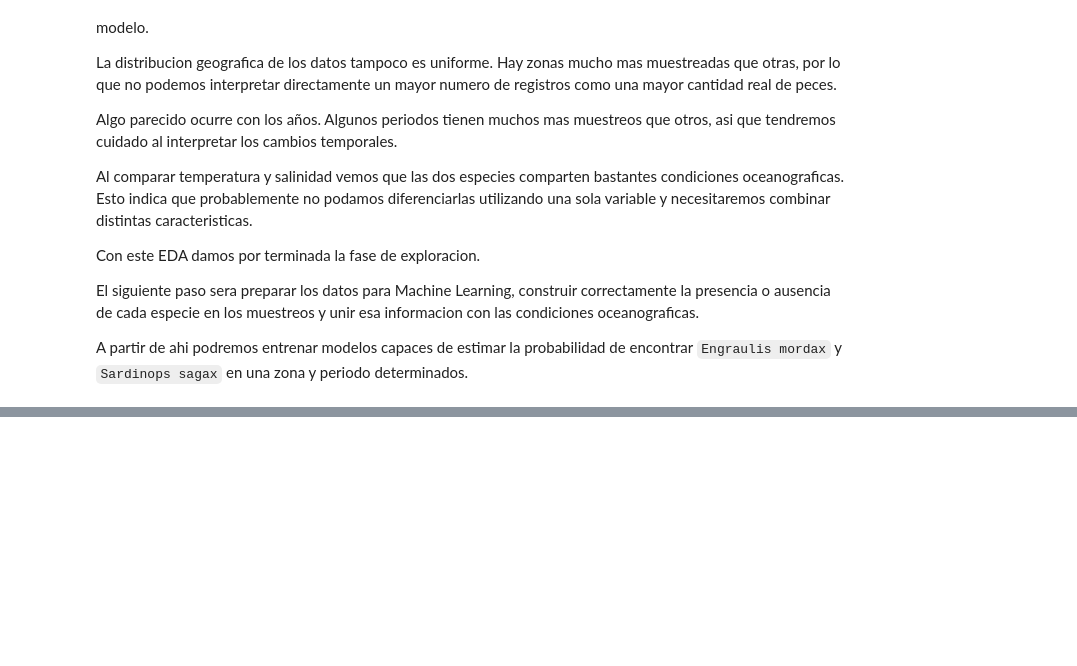
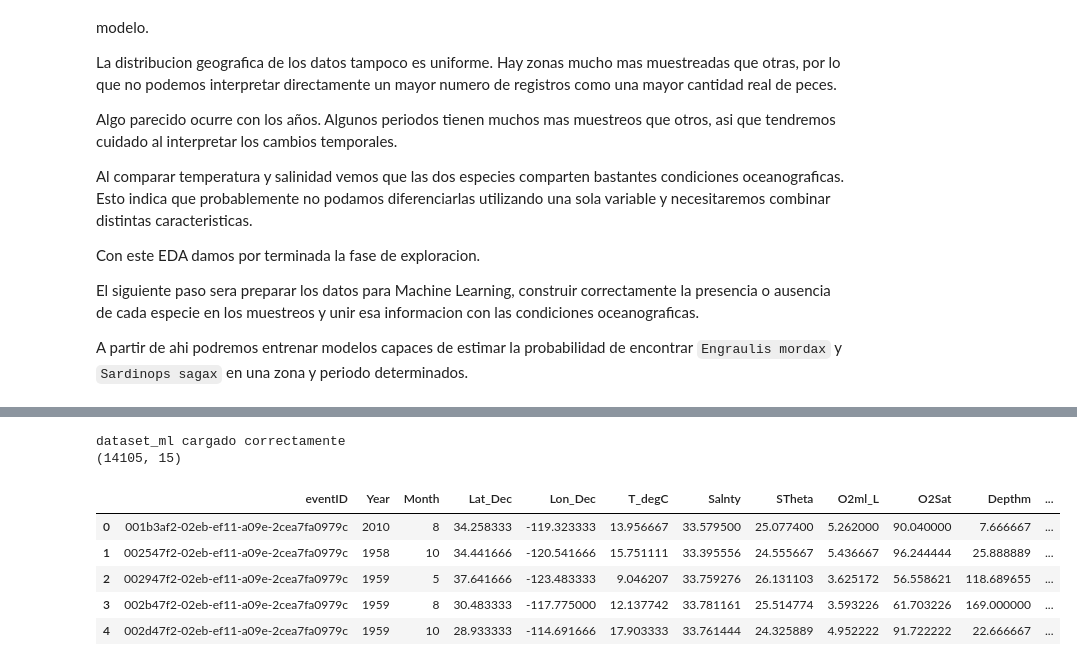
Before and after one commit to 4GeeksAcademy/proyecto-final-data-science--ECS, a Jupyter notebook: notebooks/individuales/sergio_proyecto_limpio.ipynb, the cells around one changed output, grey strips where cells are left out. Drawn from its saved outputs; the diff is of its cells as text; code cells hidden in the pictures; blank space fills up the shorter version.

```diff
--- a/notebooks/individuales/sergio.ipynb
+++ b/notebooks/individuales/sergio_proyecto_limpio.ipynb
@@ -1677,0 +1086,19 @@ dataset_ml.to_csv(
+# %%
+import pandas as pd
+
+dataset_ml = pd.read_csv(
+    "../../data/processed/dataset_ml.csv"
+)
+
+print("dataset_ml cargado correctamente")
+print(dataset_ml.shape)
+dataset_ml.head()
+# %% [output]
+dataset_ml cargado correctamente
+(14105, 15)
+|  | eventID | Year | Month | Lat_Dec | Lon_Dec | T_degC | Salnty | STheta | O2ml_L | O2Sat | Depthm | ... |
+| 0 | 001b3af2-02eb-ef11-a09e-2cea7fa0979c | 2010 | 8 | 34.258333 | -119.323333 | 13.956667 | 33.579500 | 25.077400 | 5.262000 | 90.040000 | 7.666667 | ... |
+| 1 | 002547f2-02eb-ef11-a09e-2cea7fa0979c | 1958 | 10 | 34.441666 | -120.541666 | 15.751111 | 33.395556 | 24.555667 | 5.436667 | 96.244444 | 25.888889 | ... |
+| 2 | 002947f2-02eb-ef11-a09e-2cea7fa0979c | 1959 | 5 | 37.641666 | -123.483333 | 9.046207 | 33.759276 | 26.131103 | 3.625172 | 56.558621 | 118.689655 | ... |
+| 3 | 002b47f2-02eb-ef11-a09e-2cea7fa0979c | 1959 | 8 | 30.483333 | -117.775000 | 12.137742 | 33.781161 | 25.514774 | 3.593226 | 61.703226 | 169.000000 | ... |
+| 4 | 002d47f2-02eb-ef11-a09e-2cea7fa0979c | 1959 | 10 | 28.933333 | -114.691666 | 17.903333 | 33.761444 | 24.325889 | 4.952222 | 91.722222 | 22.666667 | ... |
```
Also changed, not shown: parts of 75 cells of this notebook, 8 other files.
